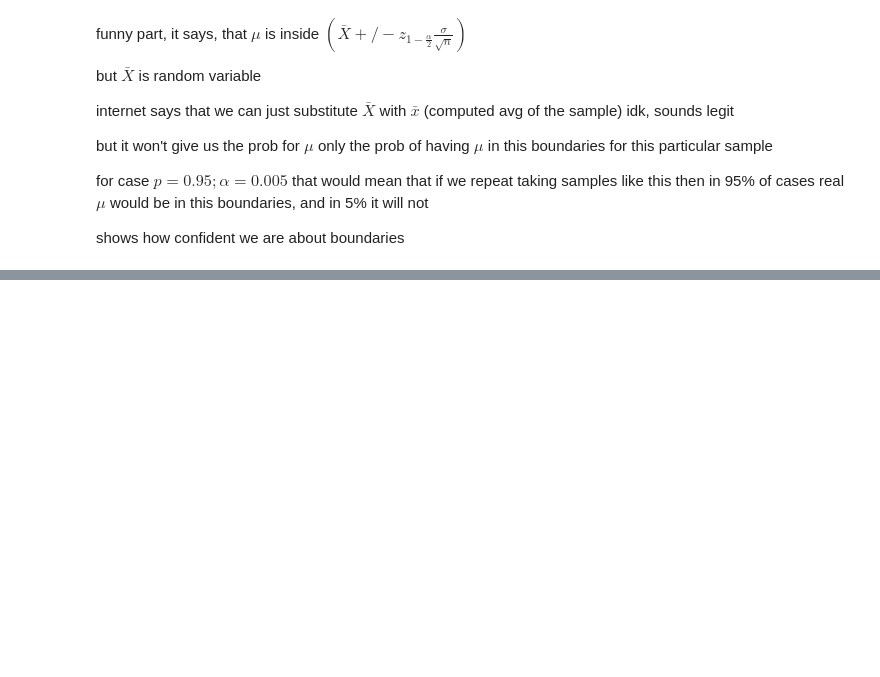
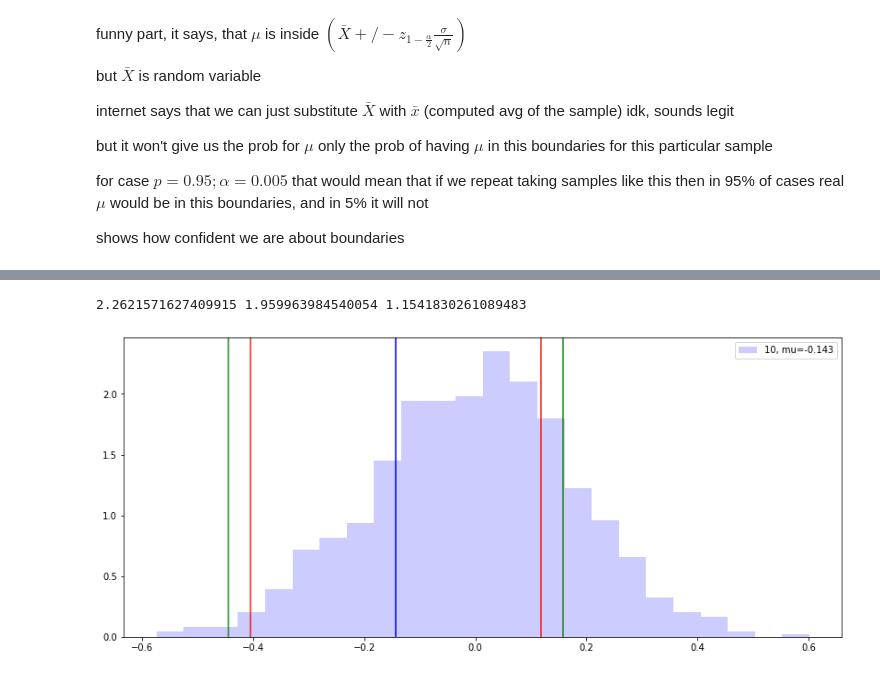
Before and after one commit to rndata/rnd-stuff, a Jupyter notebook: nbooks/CLT.ipynb, the cells around one changed output, grey strips where cells are left out. Saved outputs shown, nothing was run; the diff lists cells and outputs as text; code cells hidden in the pictures; blank space fills up the shorter version.

```diff
--- a/nbooks/CLT.ipynb
+++ b/nbooks/CLT.ipynb
@@ -171,0 +256,40 @@ plt.plot(ssize, probs)
+# %%
+SIZE=10
+SAMPLES = 1000
+plt.figure(figsize=(14, 6))
+
+p = 0.95
+alpha = 1 - (1-p)/2
+z_alpha_norm = stats.norm.ppf(q=0.975)
+mu = 0
+
+ms = np.zeros(SAMPLES)
+for i in range(SAMPLES):
+    ms[i] = np.mean(np.random.uniform(-1, 1, size=SIZE))
+
+sample = np.random.uniform(-1, 1, size=SIZE)
+mean = np.mean(sample)
+std = np.std(sample, ddof=1)
+
+z_alpha_t = stats.t.ppf(alpha, SIZE-1)
+
+lb_norm = mean - z_alpha_norm*std/np.sqrt(SIZE)
+ub_norm = mean + z_alpha_norm*std/np.sqrt(SIZE)
+
+lb_t = mean - z_alpha_t*std/np.sqrt(SIZE)
+ub_t = mean + z_alpha_t*std/np.sqrt(SIZE)
+
+plt.axvline(x=mean, color='b')
+
+plt.axvline(x=lb_norm, color='r', alpha=0.9)
+plt.axvline(x=ub_norm, color='r', alpha=0.9)
+
+plt.axvline(x=lb_t, color='g', alpha=0.9)
+plt.axvline(x=ub_t, color='g', alpha=0.9)
+
+plt.hist(ms, color=color, density=True, bins='auto', alpha=0.2, label=f'{SIZE}, mu={mean:.3f}');
+plt.legend()
+print(z_alpha_t, z_alpha_norm, (ub_t - lb_t)/ (ub_norm - lb_norm))
+# %% [output]
+2.2621571627409915 1.959963984540054 1.1541830261089483
+[figure, added]
```
Also changed, not shown: parts of 10 cells of this notebook.
